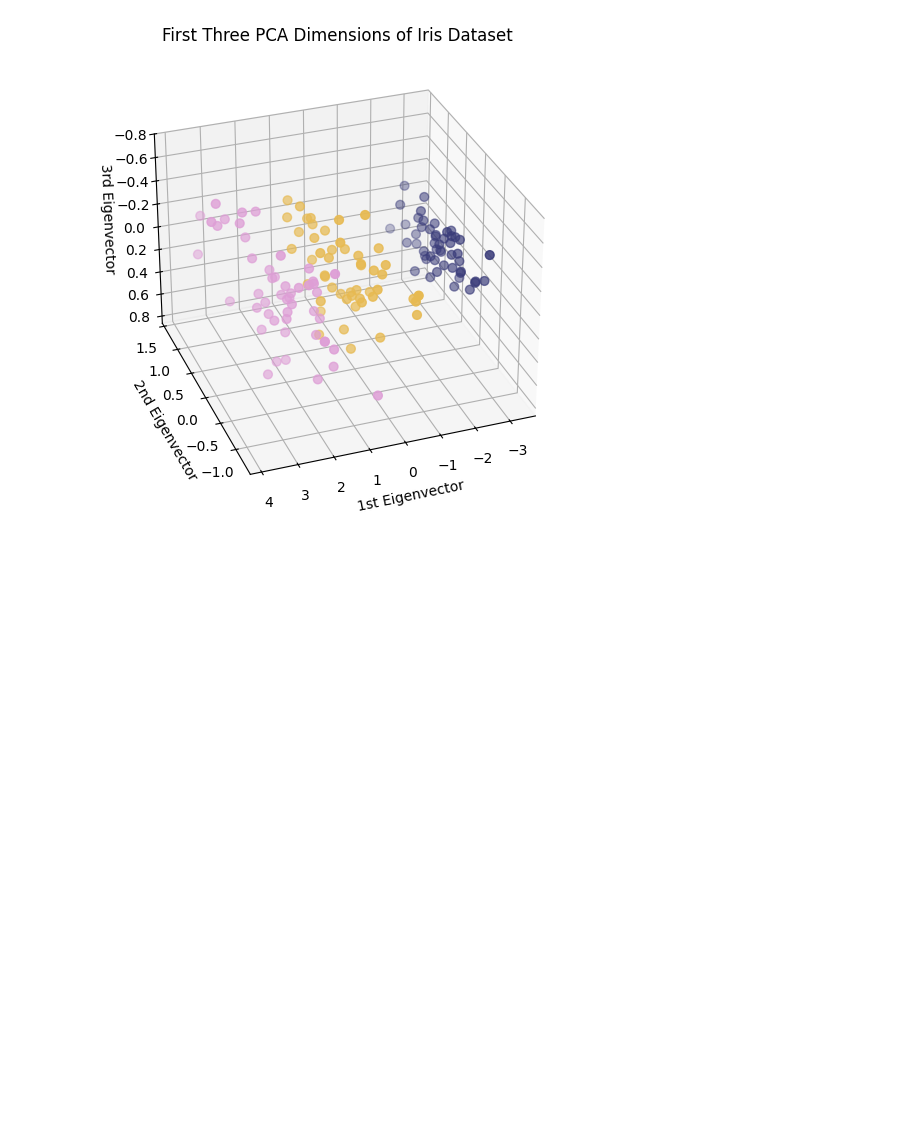
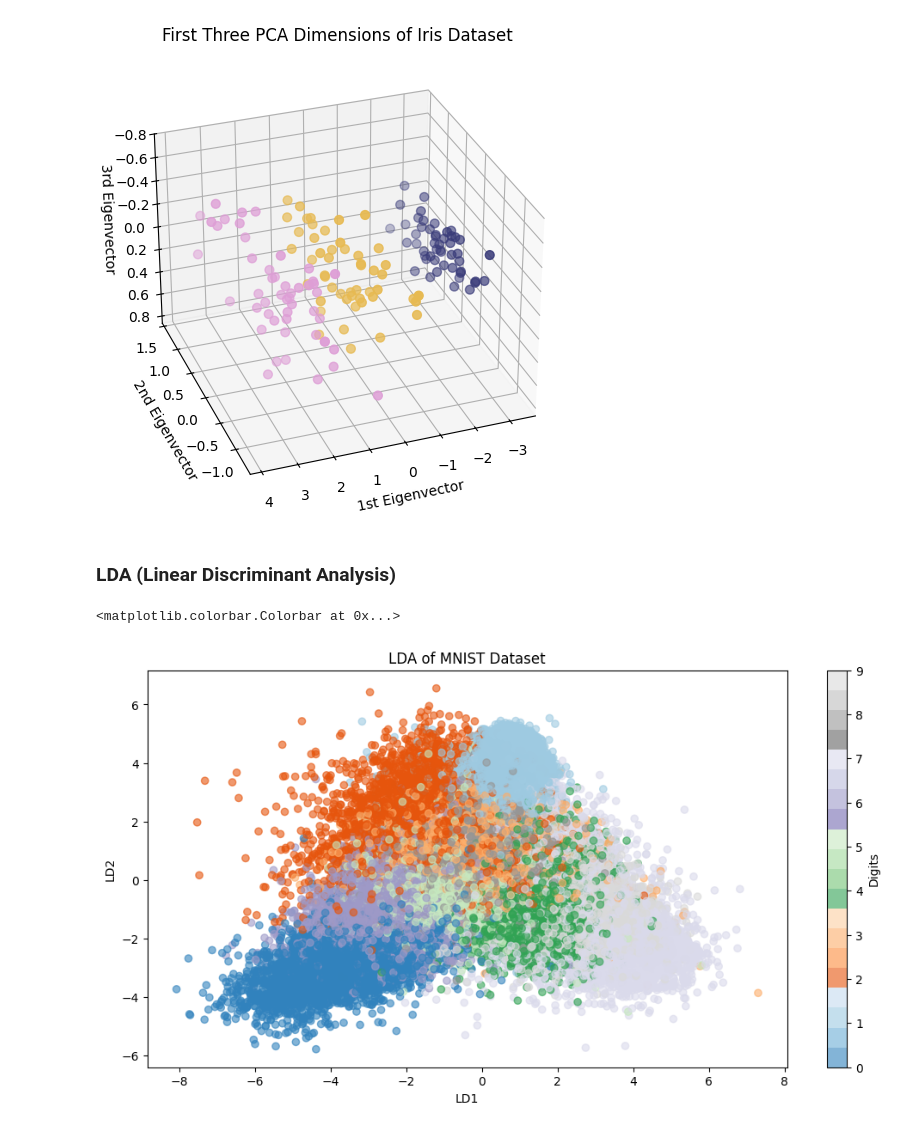
Before and after one commit to sultankeles/MachineLearning, a Jupyter notebook: MachineLearning.ipynb, the cells around one changed output. Cells and saved outputs as stored; diff of their text form; code cells hidden in the pictures; blank space fills up the shorter version.

```diff
--- a/MachineLearning.ipynb
+++ b/MachineLearning.ipynb
@@ -1951,3 +1951,30 @@ ax.set_title('First Three PCA Dimensions of Iris Dataset')
 # %% [output]
 Text(0.5, 0.92, 'First Three PCA Dimensions of Iris Dataset')
 [figure]
+# %% [markdown]
+### LDA (Linear Discriminant Analysis)
+# %%
+from sklearn.datasets import fetch_openml
+from sklearn.discriminant_analysis import LinearDiscriminantAnalysis
+
+import matplotlib.pyplot as plt
+
+mnist = fetch_openml('mnist_784', version = 1)
+
+X = mnist.data
+y = mnist.target.astype(int)
+
+# Reducing 784-dimensional data to 2 dimensions
+
+lda = LinearDiscriminantAnalysis(n_components = 2)
+X_lda = lda.fit_transform(X, y)
+
+plt.figure(figsize = (12, 6))
+plt.scatter(X_lda[:, 0], X_lda[:, 1], c = y, cmap = 'tab20c', alpha = 0.6)
+plt.xlabel('LD1')
+plt.ylabel('LD2')
+plt.title('LDA of MNIST Dataset')
+plt.colorbar(label = 'Digits')
+# %% [output]
+<matplotlib.colorbar.Colorbar at 0x...>
+[figure, added]
```
Also changed, not shown: parts of 2 cells of this notebook.
